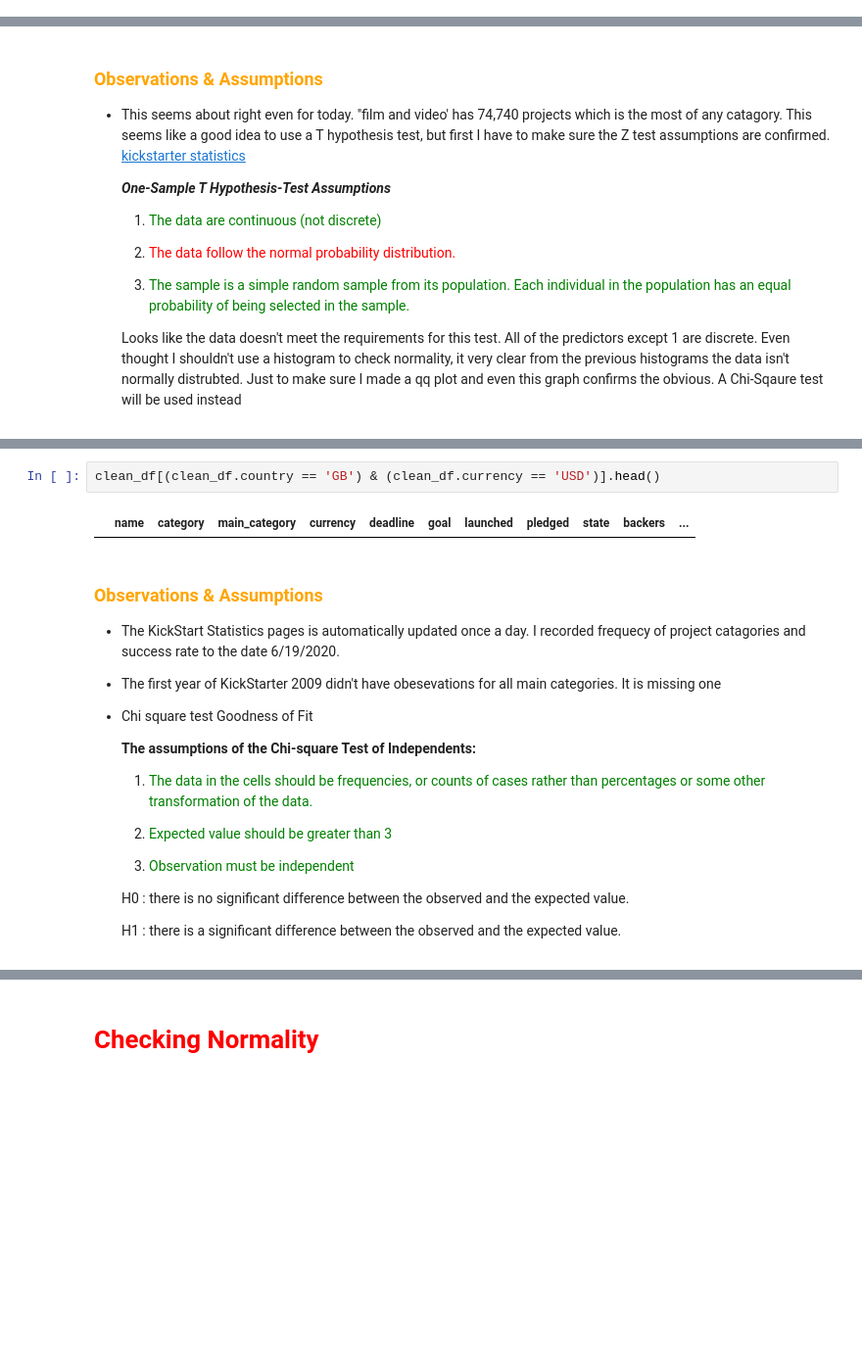
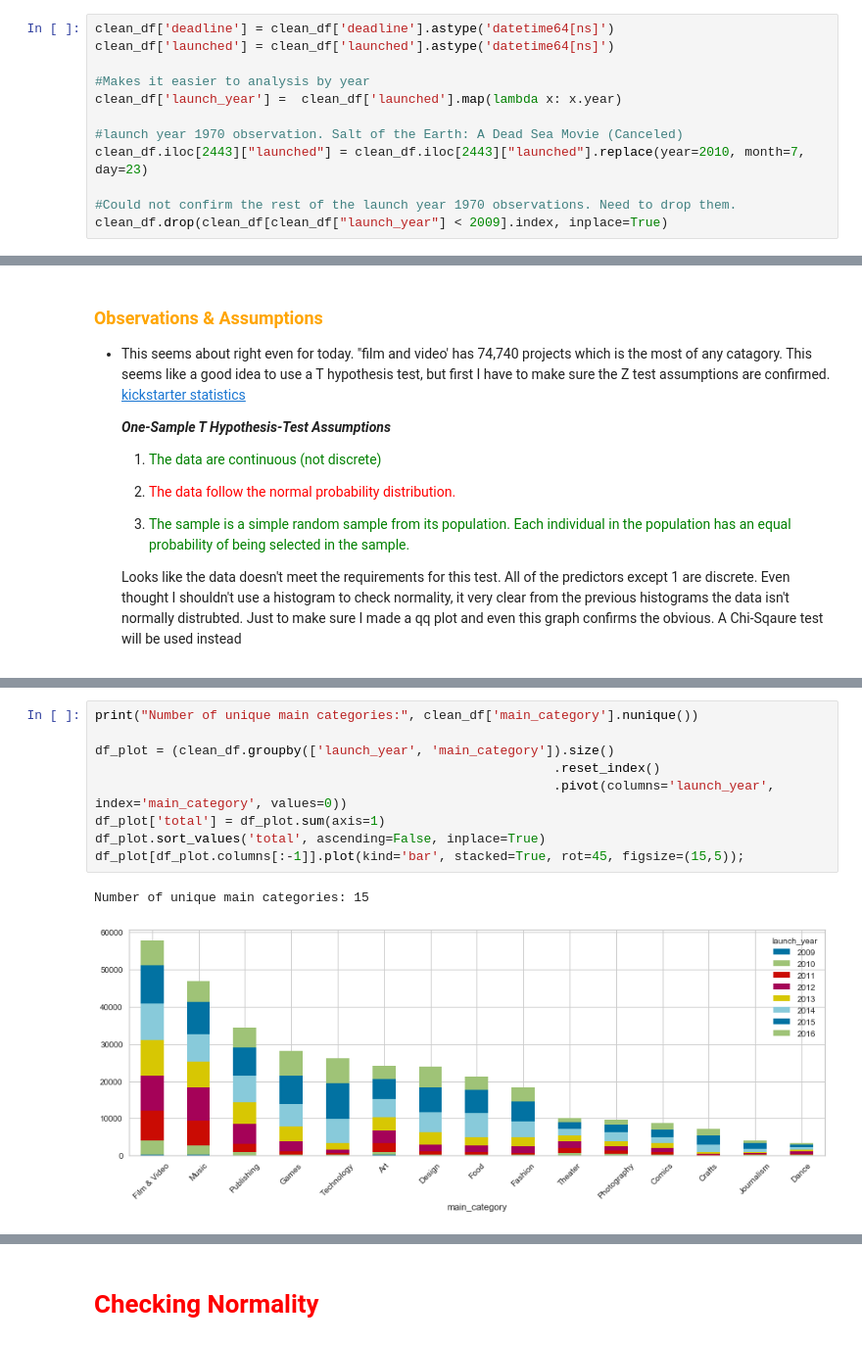
Before and after one commit to LaurentStar/Kick-Starter-Analysis, a Jupyter notebook: Exploratory_Data_Analysis.ipynb, the cells around one changed output, grey strips where cells are left out. Shown at 98% size. Saved outputs shown, nothing was run; the diff lists cells and outputs as text; blank space fills up the shorter version.

```diff
--- a/Exploratory_Data_Analysis.ipynb
+++ b/Exploratory_Data_Analysis.ipynb
@@ -474,3 +471,15 @@ clean_df.head()
+# %%
+clean_df['deadline'] = clean_df['deadline'].astype('datetime64[ns]')
+clean_df['launched'] = clean_df['launched'].astype('datetime64[ns]')
+
+#Makes it easier to analysis by year
+clean_df['launch_year'] =  clean_df['launched'].map(lambda x: x.year)
+
+#launch year 1970 observation. Salt of the Earth: A Dead Sea Movie (Canceled)
+clean_df.iloc[2443]["launched"] = clean_df.iloc[2443]["launched"].replace(year=2010, month=7, day=23)
+
+#Could not confirm the rest of the launch year 1970 observations. Need to drop them.
+clean_df.drop(clean_df[clean_df["launch_year"] < 2009].index, inplace=True)
 # %% [markdown]
 # <span style="color:red"> Checking Multicollinearity</span>
 # %%
@@ -551,21 +609,12 @@ clean_df.head()
-# %%
-clean_df[(clean_df.country == 'GB') & (clean_df.currency == 'USD')].head()
-# %% [output]
-|  | name | category | main_category | currency | deadline | goal | launched | pledged | state | backers | ... |
-# %% [markdown]
-### <span style="color:orange">Observations & Assumptions </span>
-
-- The KickStart Statistics pages is automatically updated once a day. I recorded frequecy of project catagories and success rate to the  date 6/19/2020.
-- The first year of KickStarter 2009 didn't have obesevations for all main categories. It is missing one
-- Chi square test Goodness of Fit
-
-  **The assumptions of the Chi-square Test of Independents:**
-    1. <span style="color:green"> The data in the cells should be frequencies, or counts of cases rather than percentages or some other transformation of the data. </span>
-
-    2. <span style="color:green"> Expected value should be greater than 3 </span>
-
-    3. <span style="color:green"> Observation must be independent </span>
-
-  H0 :  there is no significant difference between the observed and the expected value.
-
-  H1 :  there is a significant difference between the observed and the expected value.
+# %%
+print("Number of unique main categories:", clean_df['main_category'].nunique())
+
+df_plot = (clean_df.groupby(['launch_year', 'main_category']).size()
+                                                            .reset_index()
+                                                            .pivot(columns='launch_year', index='main_category', values=0))
+df_plot['total'] = df_plot.sum(axis=1)
+df_plot.sort_values('total', ascending=False, inplace=True)
+df_plot[df_plot.columns[:-1]].plot(kind='bar', stacked=True, rot=45, figsize=(15,5));
+# %% [output]
+Number of unique main categories: 15
+[figure, added]
```
Also changed, not shown: parts of 17 cells of this notebook, 1 other file.
